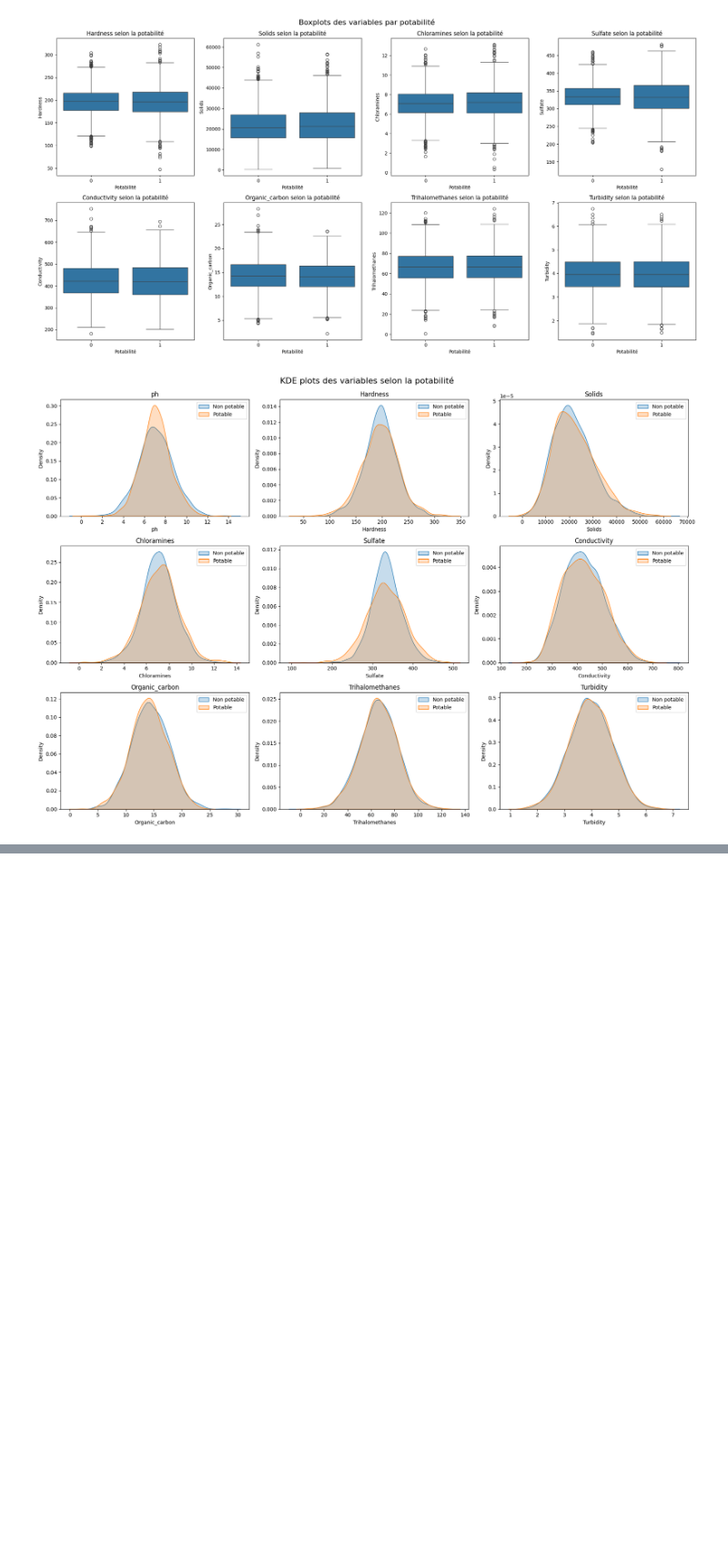
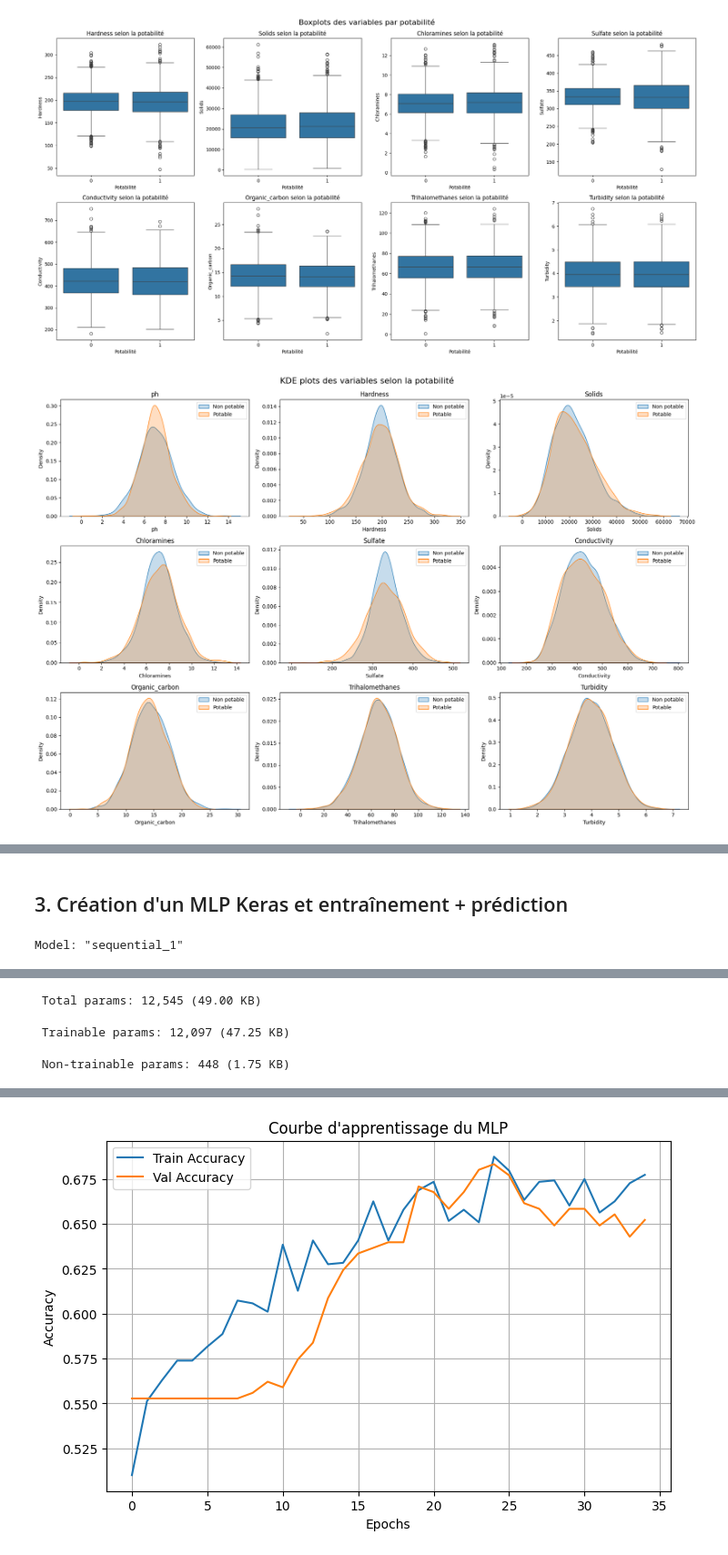
Before and after one commit to aurelien-adjimi/waterflow, a Jupyter notebook: EDA/eda.ipynb, the cells around one changed output, grey strips where cells are left out. Shown: that part at 91% size. Saved outputs shown, nothing was run; the diff lists cells and outputs as text; code cells hidden in the pictures; blank space fills up the shorter version.

```diff
--- a/EDA/eda.ipynb
+++ b/EDA/eda.ipynb
@@ -312,0 +345,68 @@ weighted avg       0.66      0.66      0.66       403
+# %% [markdown]
+## 3. Création d'un MLP Keras et entraînement + prédiction
+# %%
+X = df_clean.drop("Potability", axis=1).values
+y = df_clean["Potability"].values
+
+scaler = MinMaxScaler()
+X_scaled = scaler.fit_transform(X)
+
+X_train, X_test, y_train, y_test = train_test_split(
+    X_scaled, y, test_size=0.2, random_state=42, stratify=y)
+
+
+model = Sequential()
+
+model.add(Dense(128, activation='relu', input_shape=(X.shape[1],)))
+model.add(BatchNormalization())
+model.add(Dropout(0.4))
+
+model.add(Dense(64, activation='relu'))
+model.add(BatchNormalization())
+model.add(Dropout(0.3))
+
+model.add(Dense(32, activation='relu'))
+model.add(BatchNormalization())
+model.add(Dropout(0.2))
+
+model.add(Dense(1, activation='sigmoid'))
+
+model.compile(optimizer=Adam(learning_rate=0.001),
+              loss='binary_crossentropy',
+              metrics=['accuracy'])
+
+model.summary()
+
+early_stop = EarlyStopping(
+    monitor='val_loss',
+    patience=10,
+    restore_best_weights=True,
+    verbose=1
+)
+
+
+history = model.fit(
+    X_train, y_train,
+    validation_split=0.2,
+    epochs=100,
+    batch_size=32,
+    callbacks=[early_stop],
+    verbose=1
+)
+
+
+test_loss, test_acc = model.evaluate(X_test, y_test)
+print(f"\n Test Accuracy: {test_acc * 100:.2f}%")
+
+
+plt.figure(figsize=(8,5))
+plt.plot(history.history['accuracy'], label='Train Accuracy')
+plt.plot(history.history['val_accuracy'], label='Val Accuracy')
+plt.xlabel('Epochs')
+plt.ylabel('Accuracy')
+plt.title("Courbe d'apprentissage du MLP")
+plt.legend()
+plt.grid(True)
+plt.show()
+# %% [output]
+Model: "sequential_1"
@@ -312,0 +430,3 @@ weighted avg       0.66      0.66      0.66       403
+ Total params: 12,545 (49.00 KB)
+ Trainable params: 12,097 (47.25 KB)
+ Non-trainable params: 448 (1.75 KB)
@@ -312,0 +450 @@ weighted avg       0.66      0.66      0.66       403
+[figure, added]
```
Also changed, not shown: parts of 28 cells of this notebook, 1 other file.
